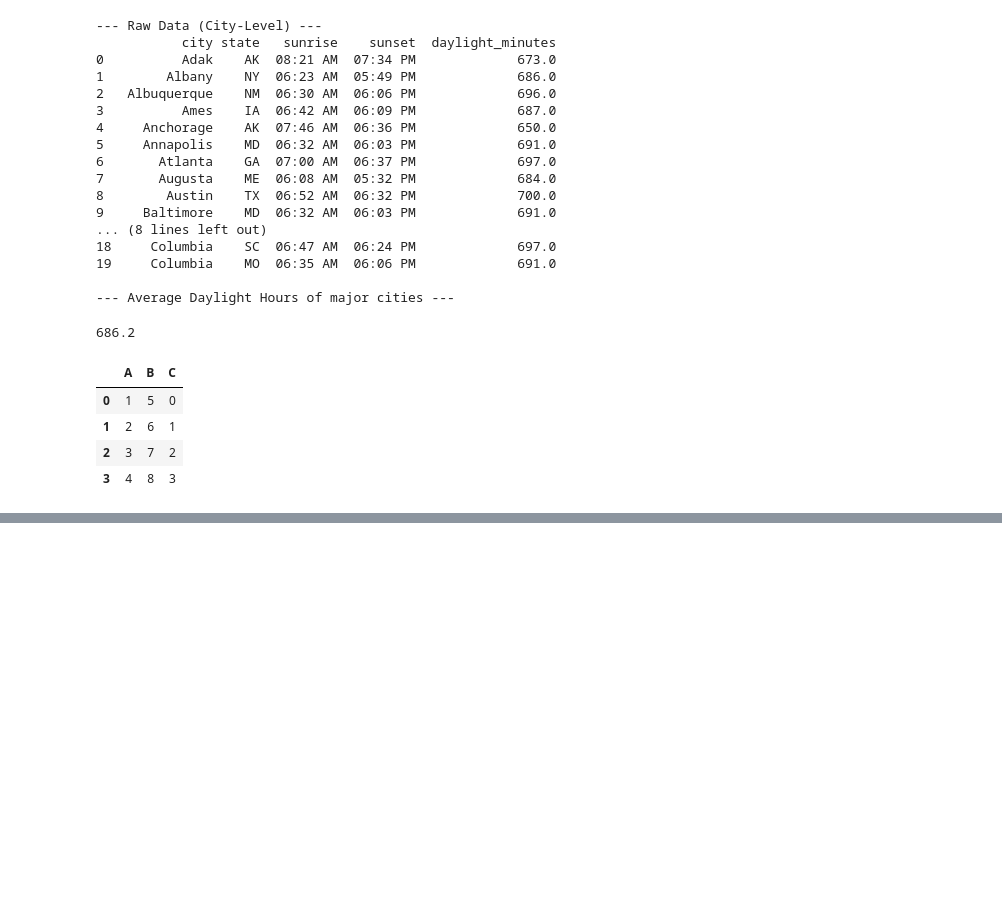
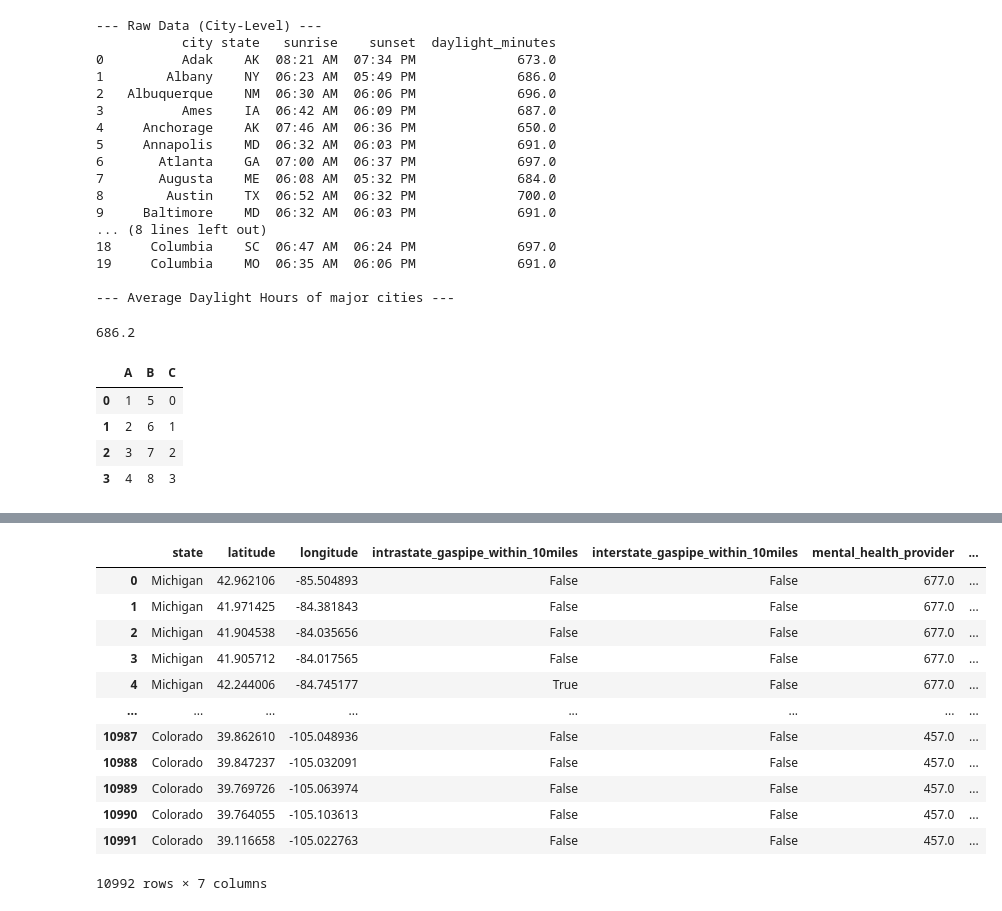
Before and after one commit to kchillakanti/DSCI-550-Assignment-1, a Jupyter notebook: scripts/sandbox.ipynb, the cells around one changed output, grey strips where cells are left out. Saved outputs shown, nothing was run; the diff lists cells and outputs as text; code cells hidden in the pictures; blank space fills up the shorter version.

Commit message:
Add arcgis img data
gas_pipe.png, mental_health.jpg, ohterMIME.py

```diff
--- a/scripts/sandbox.ipynb
+++ b/scripts/sandbox.ipynb
@@ -168,0 +450,9 @@ df
+# %%
+temp_df1 = pd.DataFrame({"state":results.keys(), "mental_health_provider":results.values()})
+temp_df2 = pd.DataFrame({"state":state_colors.keys(), "mental_health_RGB":state_colors.values()})
+mental_health_df = pd.merge(temp_df1, temp_df2, on='state',how='left')
+add_alaska = pd.DataFrame({'state':'Alaska', 'mental_health_provider':723, 'mental_health_RGB':[(97, 186, 185)]})
+add_hawaii = pd.DataFrame({'state':'Hawaii', 'mental_health_provider':299, 'mental_health_RGB':[(194, 205, 198)]})
+
+mental_health_df = pd.concat([add_alaska, add_hawaii, mental_health_df], axis=0, ignore_index=True).sort_values('state').reset_index(drop=True)
+mental_health_df
@@ -168,0 +577,18 @@ df
+# %%
+result_df = result_df.merge(mental_health_df, how='left', on='state')
+result_df.to_csv('../data/arcgis_img.csv')
+result_df
+# %% [output]
+|  | state | latitude | longitude | intrastate_gaspipe_within_10miles | interstate_gaspipe_within_10miles | mental_health_provider | ... |
+| 0 | Michigan | 42.962106 | -85.504893 | False | False | 677.0 | ... |
+| 1 | Michigan | 41.971425 | -84.381843 | False | False | 677.0 | ... |
+| 2 | Michigan | 41.904538 | -84.035656 | False | False | 677.0 | ... |
+| 3 | Michigan | 41.905712 | -84.017565 | False | False | 677.0 | ... |
+| 4 | Michigan | 42.244006 | -84.745177 | True | False | 677.0 | ... |
+| ... | ... | ... | ... | ... | ... | ... | ... |
+| 10987 | Colorado | 39.862610 | -105.048936 | False | False | 457.0 | ... |
+| 10988 | Colorado | 39.847237 | -105.032091 | False | False | 457.0 | ... |
+| 10989 | Colorado | 39.769726 | -105.063974 | False | False | 457.0 | ... |
+| 10990 | Colorado | 39.764055 | -105.103613 | False | False | 457.0 | ... |
+| 10991 | Colorado | 39.116658 | -105.022763 | False | False | 457.0 | ... |
+10992 rows × 7 columns
```
Also changed, not shown: parts of 4 cells of this notebook, 6 other files.
